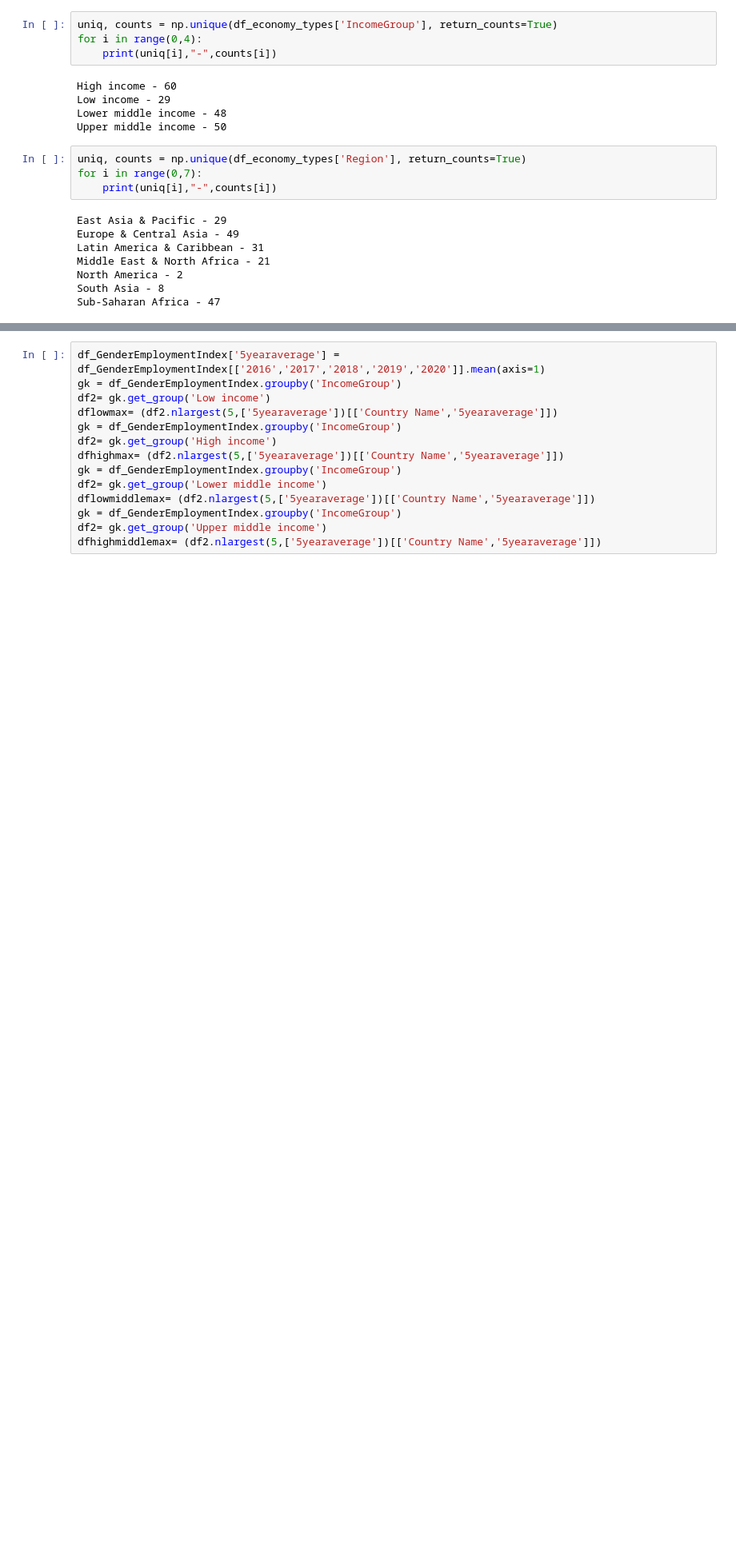
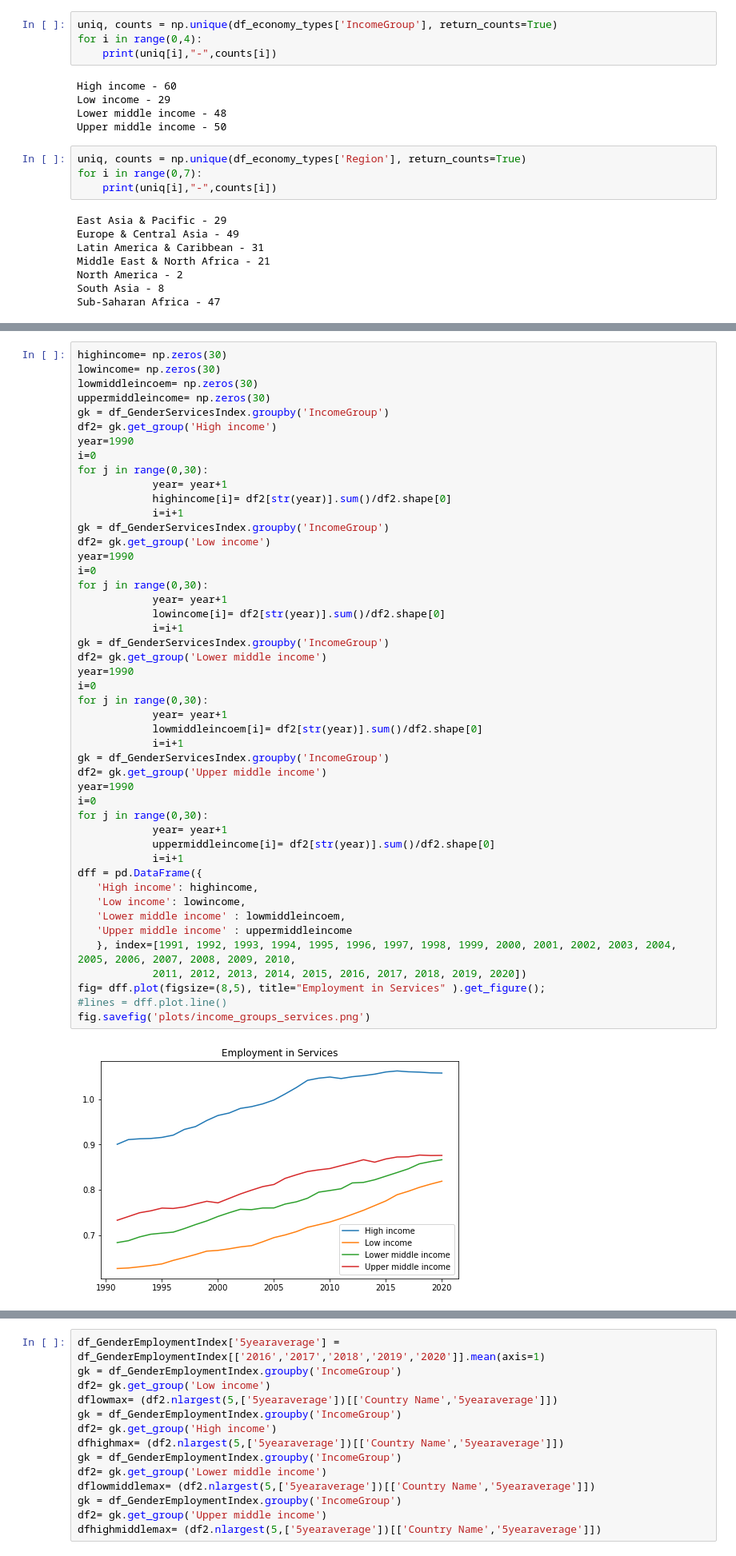
Before and after one commit to Amatullah/CSCI5502-DataMining_Project, a Jupyter notebook: incomegroups.ipynb, the cells around one changed output, grey strips where cells are left out. Shown at 80% size. Cells and saved outputs as stored; diff of their text form; blank space fills up the shorter version.

```diff
--- a/incomegroups.ipynb
+++ b/incomegroups.ipynb
@@ -152,0 +160,49 @@ fig.savefig('income_groups_plot.png')
+# %%
+highincome= np.zeros(30)
+lowincome= np.zeros(30)
+lowmiddleincoem= np.zeros(30)
+uppermiddleincome= np.zeros(30)
+gk = df_GenderServicesIndex.groupby('IncomeGroup')
+df2= gk.get_group('High income')
+year=1990
+i=0
+for j in range(0,30):
+            year= year+1
+            highincome[i]= df2[str(year)].sum()/df2.shape[0]
+            i=i+1
+gk = df_GenderServicesIndex.groupby('IncomeGroup')
+df2= gk.get_group('Low income')
+year=1990
+i=0
+for j in range(0,30):
+            year= year+1
+            lowincome[i]= df2[str(year)].sum()/df2.shape[0]
+            i=i+1
+gk = df_GenderServicesIndex.groupby('IncomeGroup')
+df2= gk.get_group('Lower middle income')
+year=1990
+i=0
+for j in range(0,30):
+            year= year+1
+            lowmiddleincoem[i]= df2[str(year)].sum()/df2.shape[0]
+            i=i+1
+gk = df_GenderServicesIndex.groupby('IncomeGroup')
+df2= gk.get_group('Upper middle income')
+year=1990
+i=0
+for j in range(0,30):
+            year= year+1
+            uppermiddleincome[i]= df2[str(year)].sum()/df2.shape[0]
+            i=i+1
+dff = pd.DataFrame({
+   'High income': highincome,
+   'Low income': lowincome,
+   'Lower middle income' : lowmiddleincoem,
+   'Upper middle income' : uppermiddleincome
+   }, index=[1991, 1992, 1993, 1994, 1995, 1996, 1997, 1998, 1999, 2000, 2001, 2002, 2003, 2004, 2005, 2006, 2007, 2008, 2009, 2010,
+            2011, 2012, 2013, 2014, 2015, 2016, 2017, 2018, 2019, 2020])
+fig= dff.plot(figsize=(8,5), title="Employment in Services" ).get_figure();
+#lines = dff.plot.line()
+fig.savefig('plots/income_groups_services.png')
+# %% [output]
+[figure, added]
```
Also changed, not shown: parts of 13 cells of this notebook, 12 other files.
